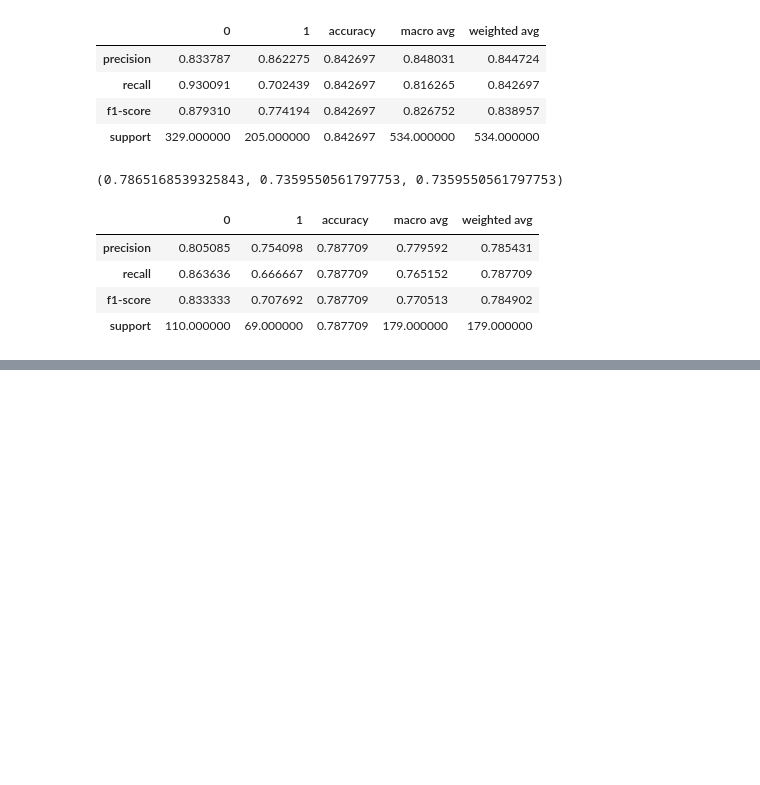
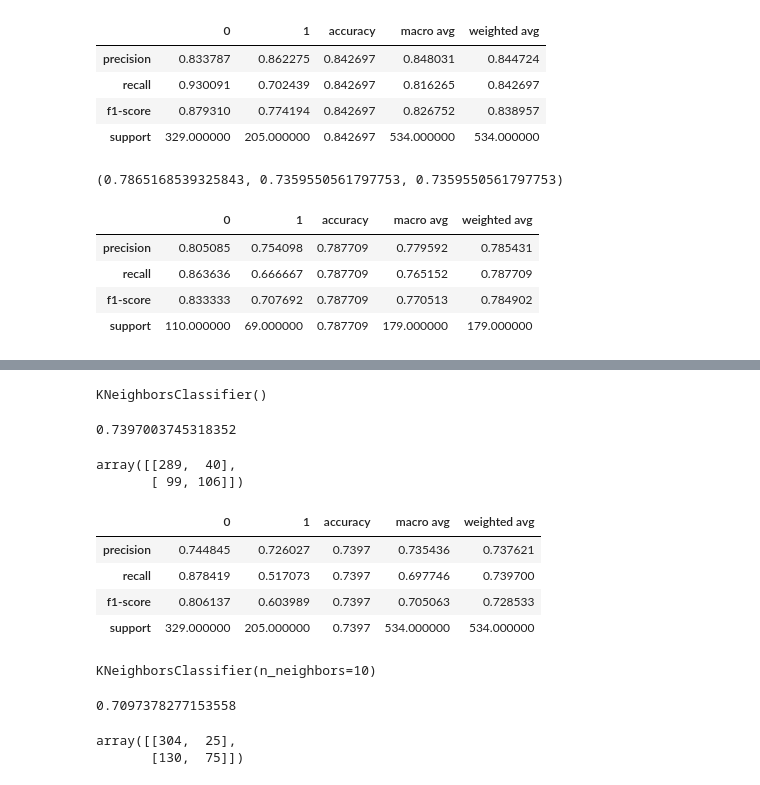
Before and after one commit to Gazizmakhanov/classification-exercises, a Jupyter notebook: model.ipynb, the cells around one changed output, grey strips where cells are left out. Cells and saved outputs as stored; diff of their text form; code cells hidden in the pictures; blank space fills up the shorter version.

```diff
--- a/model.ipynb
+++ b/model.ipynb
@@ -172,0 +239,25 @@ pd.DataFrame(classification_report(y_test, test_acc,  output_dict=True))
+# %%
+knn=KNeighborsClassifier()
+# %%
+knn.fit(x_train, y_train)
+# %% [output]
+KNeighborsClassifier()
+# %%
+knn.score(x_train, y_train)
+# %% [output]
+0.7397003745318352
+# %%
+knn_pred=knn.predict(x_train)
+# %%
+confusion_matrix(y_train, knn_pred)
+# %% [output]
+array([[289,  40],
+       [ 99, 106]])
+# %%
+pd.DataFrame(classification_report(y_train, knn_pred, output_dict=True))
+# %% [output]
+|  | 0 | 1 | accuracy | macro avg | weighted avg |
+| precision | 0.744845 | 0.726027 | 0.7397 | 0.735436 | 0.737621 |
+| recall | 0.878419 | 0.517073 | 0.7397 | 0.697746 | 0.739700 |
+| f1-score | 0.806137 | 0.603989 | 0.7397 | 0.705063 | 0.728533 |
+| support | 329.000000 | 205.000000 | 0.7397 | 534.000000 | 534.000000 |
@@ -172,0 +266,8 @@ pd.DataFrame(classification_report(y_test, test_acc,  output_dict=True))
+# %%
+knn1.fit(x_train, y_train)
+# %% [output]
+KNeighborsClassifier(n_neighbors=10)
+# %%
+knn1.score(x_train, y_train)
+# %% [output]
+0.7097378277153558
@@ -172,0 +276,5 @@ pd.DataFrame(classification_report(y_test, test_acc,  output_dict=True))
+# %%
+confusion_matrix(y_train, knn1_pred)
+# %% [output]
+array([[304,  25],
+       [130,  75]])
```
Also changed, not shown: parts of 29 cells of this notebook.
